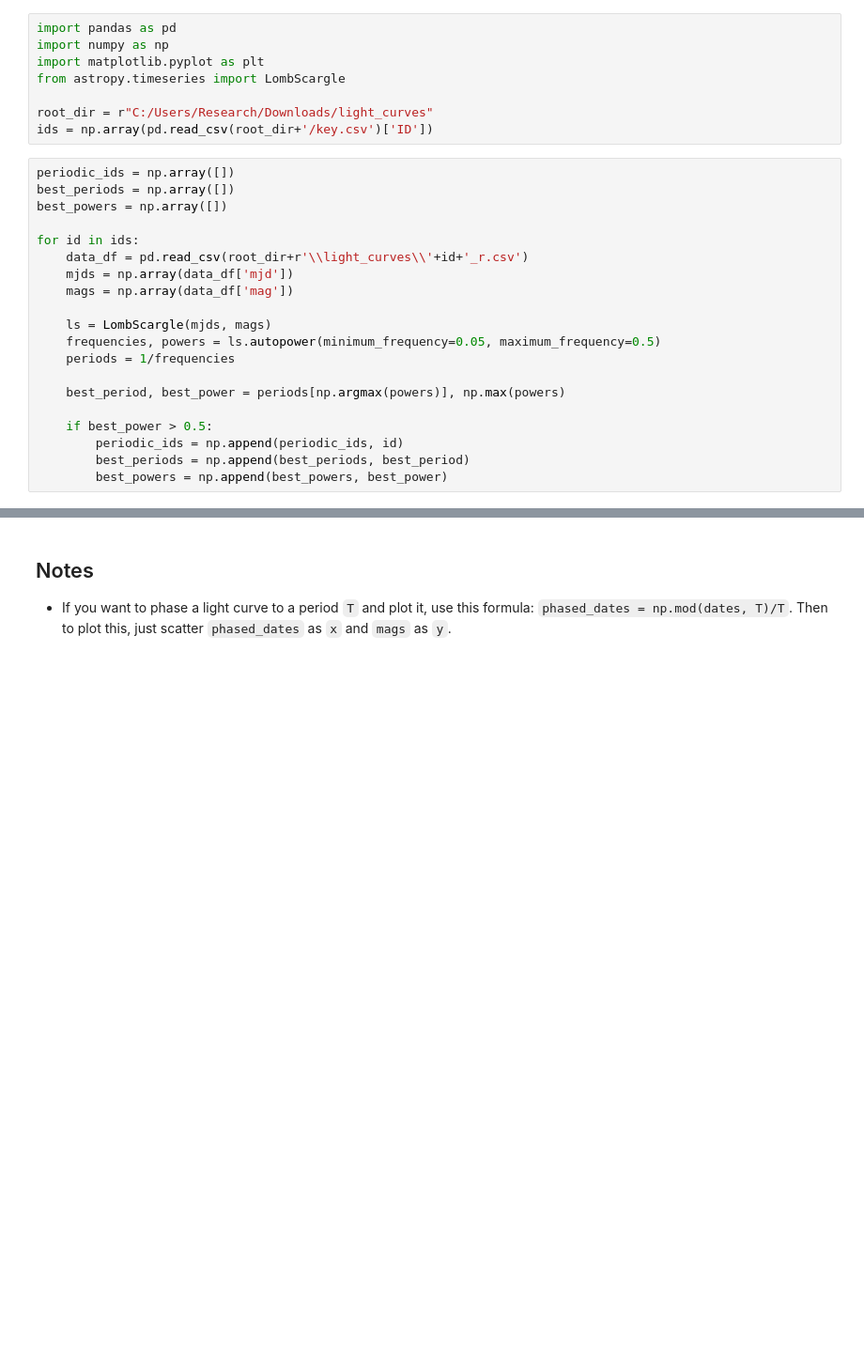
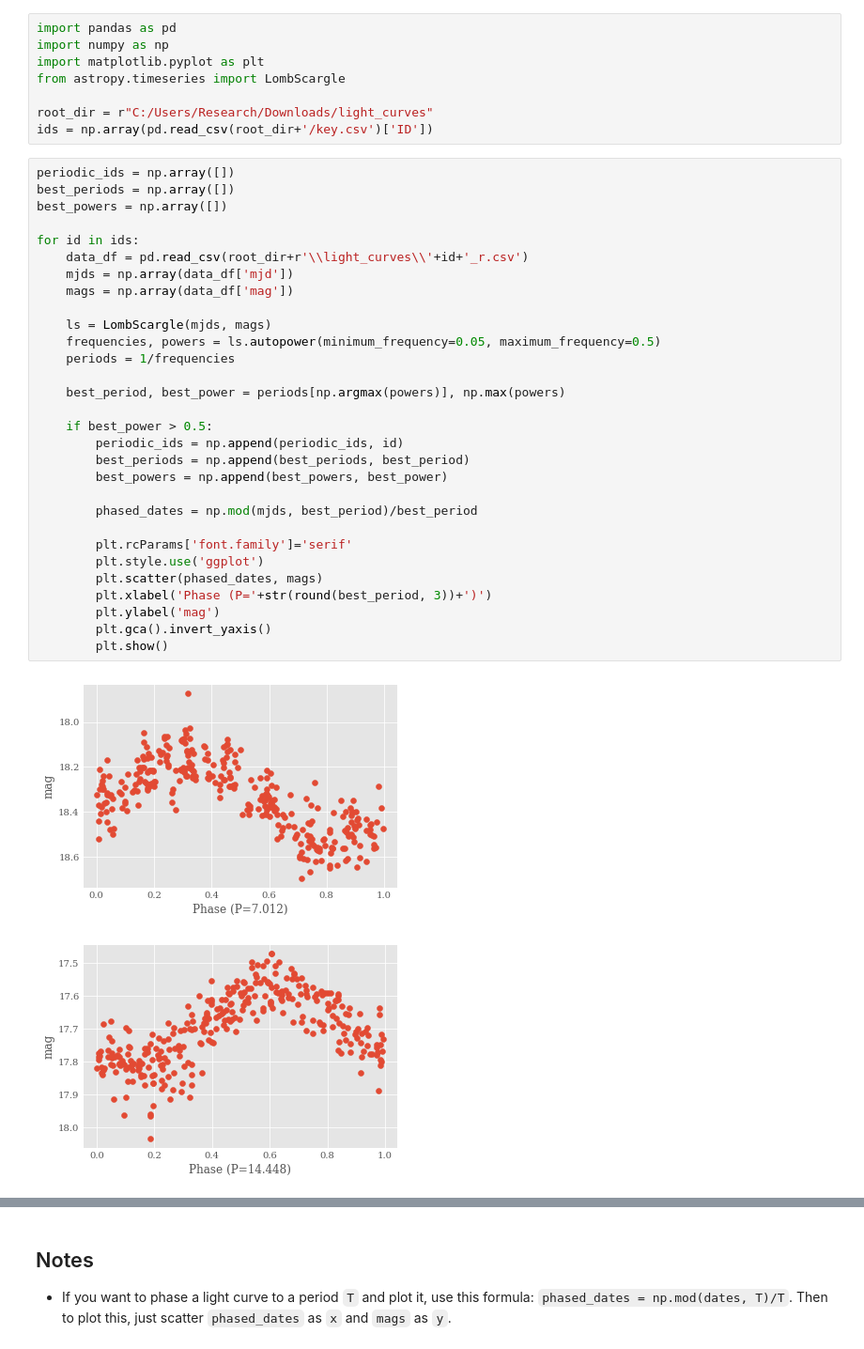
Before and after one commit to HarritonResearchLab/learning, a Jupyter notebook: python_lessons/lombscargle_demo/period_search_project/notes.ipynb, the cells around one changed output, grey strips where cells are left out. Shown at 94% size. Saved outputs shown, nothing was run; the diff lists cells and outputs as text; blank space fills up the shorter version.

```diff
--- a/python_lessons/lombscargle_demo/period_search_project/notes.ipynb
+++ b/python_lessons/lombscargle_demo/period_search_project/notes.ipynb
@@ -24,20 +37,33 @@ ids = np.array(pd.read_csv(root_dir+'/key.csv')['ID'])
 # %%
 periodic_ids = np.array([])
 best_periods = np.array([])
 best_powers = np.array([])
 
 for id in ids:
     data_df = pd.read_csv(root_dir+r'\\light_curves\\'+id+'_r.csv')
     mjds = np.array(data_df['mjd'])
     mags = np.array(data_df['mag'])
 
     ls = LombScargle(mjds, mags)
     frequencies, powers = ls.autopower(minimum_frequency=0.05, maximum_frequency=0.5)
     periods = 1/frequencies
 
     best_period, best_power = periods[np.argmax(powers)], np.max(powers)
 
     if best_power > 0.5:
         periodic_ids = np.append(periodic_ids, id)
         best_periods = np.append(best_periods, best_period)
         best_powers = np.append(best_powers, best_power)
+
+        phased_dates = np.mod(mjds, best_period)/best_period
+
+        plt.rcParams['font.family']='serif'
+        plt.style.use('ggplot')
+        plt.scatter(phased_dates, mags)
+        plt.xlabel('Phase (P='+str(round(best_period, 3))+')')
+        plt.ylabel('mag')
+        plt.gca().invert_yaxis()
+        plt.show()
+# %% [output]
+[figure, added]
+[figure, added]
```
Also changed, not shown: parts of 4 cells of this notebook, 5 other files.
